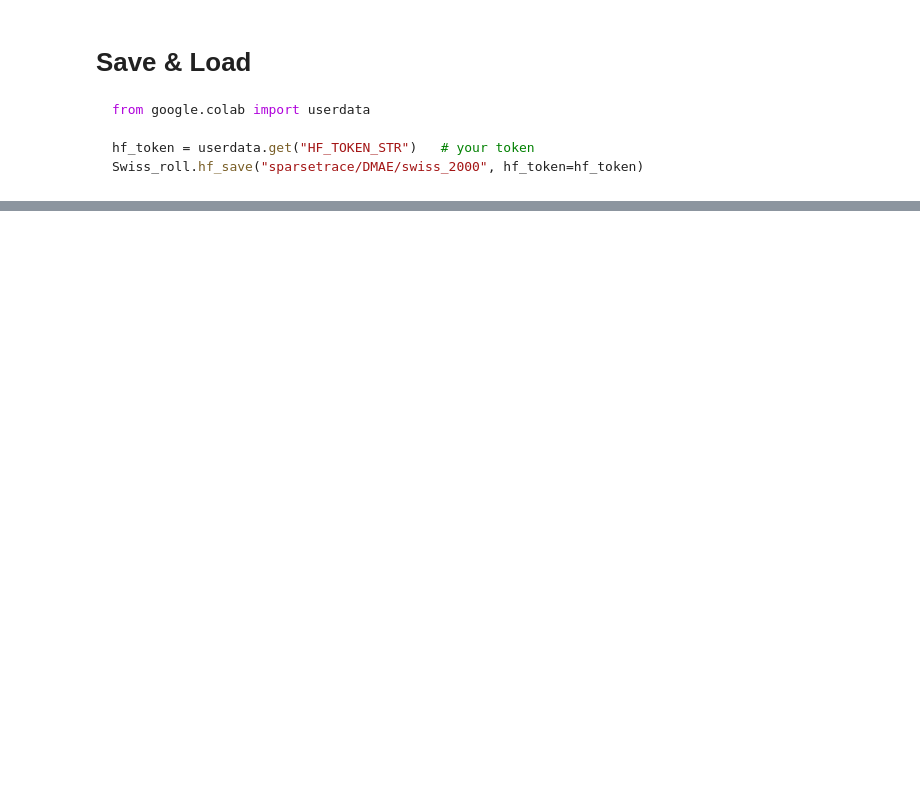
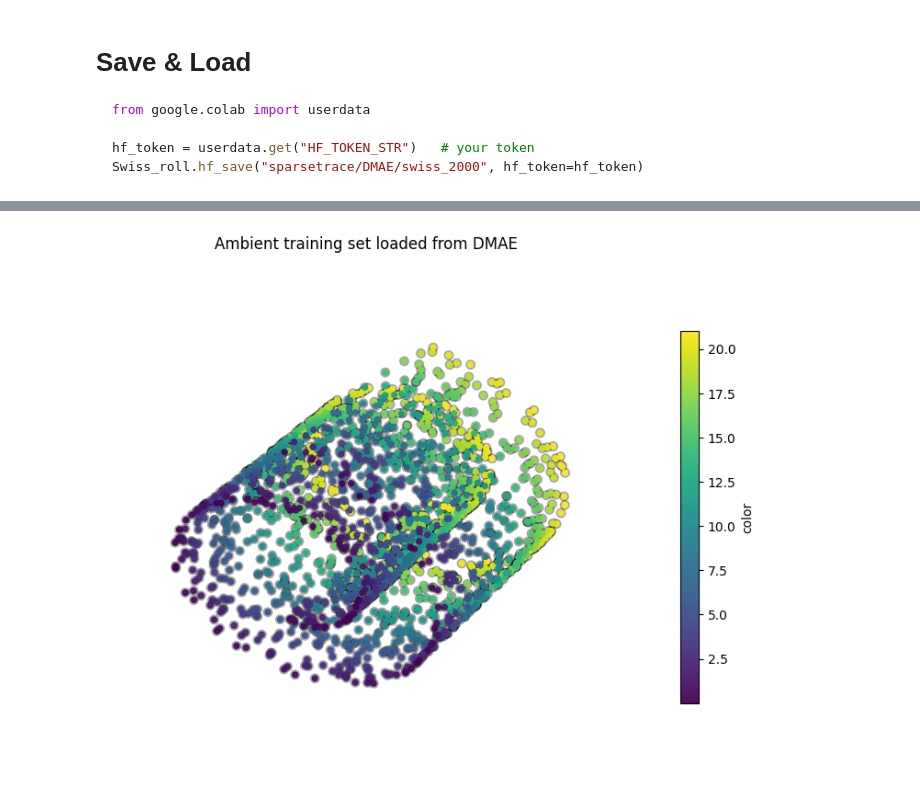
Before and after one commit to sparsetrace/DMAE, a Jupyter notebook: DMAE.ipynb, the cells around one changed output, grey strips where cells are left out. Cells and saved outputs as stored; diff of their text form; code cells hidden in the pictures; blank space fills up the shorter version.

```diff
--- a/DMAE.ipynb
+++ b/DMAE.ipynb
@@ -188,5 +190,5 @@ model3 = DMAE.hf_load("sparsetrace/DMAE/swiss_2000")
 R_iX   = model3.R_iX
 # %%
 title = "Ambient training set loaded from DMAE"
-compare_3d_plots(R_iX, R_iX, R_iX[:, 1], title, axis=False)
+compare_3d_plots(R_iX, R_iX, R_iX[:, 1], title, axis=False, backend="matplotlib")
 # %% [output]
@@ -193,0 +195 @@ compare_3d_plots(R_iX, R_iX, R_iX[:, 1], title, axis=False)
+[figure, added]
```
Also changed, not shown: parts of 6 cells of this notebook.
